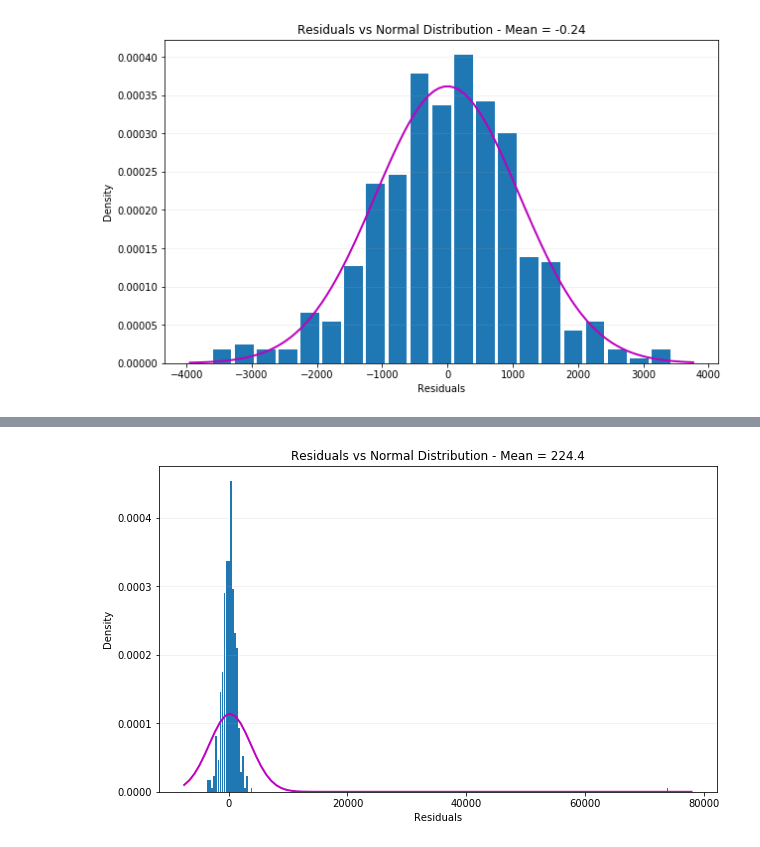
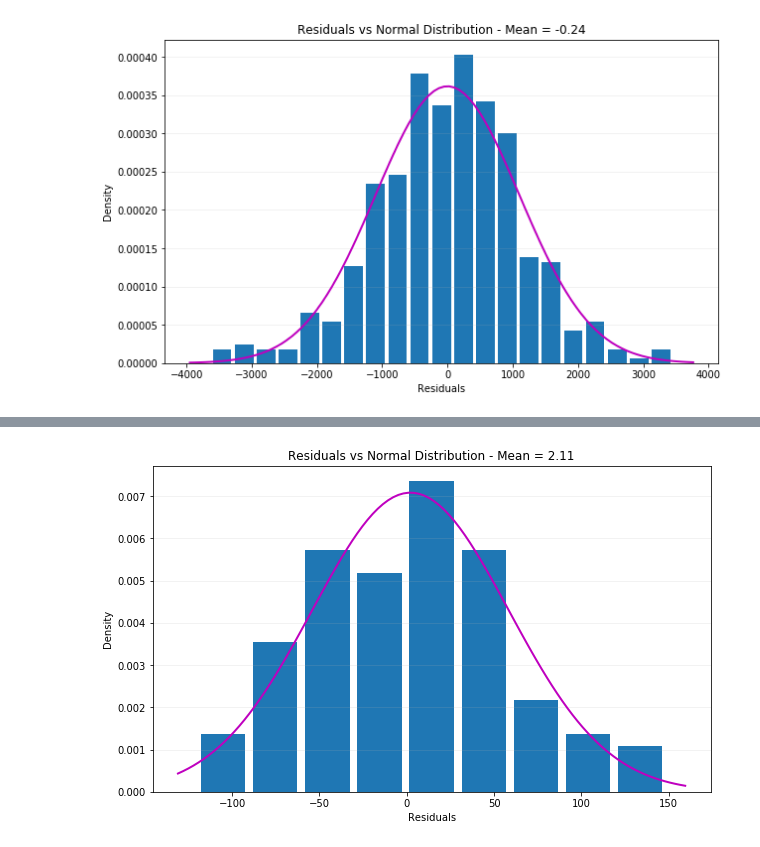
Before and after one commit to FelipeCapati/ibovespa-forecasting, a Jupyter notebook: IBOVESPA - ARIMA.ipynb, the cells around one changed output, grey strips where cells are left out. Cells and saved outputs as stored; diff of their text form; code cells hidden in the pictures.

```diff
--- a/IBOVESPA - ARIMA.ipynb
+++ b/IBOVESPA - ARIMA.ipynb
@@ -108,0 +189,3 @@ fig = plot_pacf(data_diff1, lags=20, ax=ax2)
+# %%
+desv_pad = (data_log_diff1/data_log_diff1.describe()['std'])
+desv_pad.plot()
@@ -345,0 +516,23 @@ SARIMAX [Mean]:  224.40397771800406
+# %%
+data_resid = results_ar1.resid
+df_all_2 = pd.DataFrame({
+    'data-29': data.shift(-2).dropna().values[:-3],
+    'data-30': data.shift(-3).dropna().values[:-2],
+    'data-1': data.shift(-4).dropna().values[:-1],
+    'data-4': data.shift(-5).dropna().values,
+    'data_diff-29': data.diff().shift(-2).dropna().values[:-3],
+    'data_diff-30': data.diff().shift(-3).dropna().values[:-2],
+    'data_diff-1': data.diff().shift(-4).dropna().values[:-1],
+    'data_diff-4': data.diff().shift(-5).dropna().values,
+    'res-29': results_ar1.resid.shift(-1).dropna().values[:-3],
+    'res-30': results_ar1.resid.shift(-2).dropna().values[:-2],
+    'res-1': results_ar1.resid.shift(-3).dropna().values[:-1],
+    'res-4': results_ar1.resid.shift(-4).dropna().values,
+    'res_diff-29': results_ar1.resid.diff().shift(-1).dropna().values[:-3],
+    'res_diff-30': results_ar1.resid.diff().shift(-2).dropna().values[:-2],
+    'res_diff-1': results_ar1.resid.diff().shift(-3).dropna().values[:-1],
+    'res_diff-4': results_ar1.resid.diff().shift(-4).dropna().values,
+    'target': results_ar1.resid.shift(-2).dropna().values[:-2]
+})
+# %%
+df = df_all_2
@@ -345,0 +611,10 @@ SARIMAX [Mean]:  224.40397771800406
+# %%
+y_pred = model.predict(X_test)
+mse_arima = y_test**2
+error_deep = (y_test - np.hstack(y_pred))
+mse_deep = (y_test - np.hstack(y_pred))**2
+plt.plot(mse_arima, color = 'red', label = 'MSE - ARIMA')
+plt.plot(mse_deep, color = 'blue', label = 'MSE - Deep Learning')
+plt.title('Prediction')
+plt.legend()
+plt.show()
@@ -346,19 +639,15 @@ SARIMAX [Mean]:  224.40397771800406
 # %%
-import matplotlib.pyplot as plt
-from numpy import linspace
-from scipy.stats import norm
-
 plt.figure(figsize=(10,6))
-plt.hist(results_ar1.resid, bins='auto', density=True, rwidth=0.85, label='residuals')
-mean_resid, std_resid = norm.fit(results_ar1.resid)
+plt.hist(error_deep, bins='auto', density=True, rwidth=0.85, label='residuals')
+mean_resid, std_resid = norm.fit(error_deep)
 xmin, xmax = plt.xlim()
 curve_length = linspace(xmin, xmax, 100)
 bell_curve = norm.pdf(curve_length, mean_resid, std_resid)
 plt.plot(curve_length, bell_curve, 'm', linewidth=2)
 plt.grid(axis='y', alpha=0.2)
 plt.xlabel('Residuals')
 plt.ylabel('Density')
 plt.title('Residuals vs Normal Distribution - Mean = '+str(round(mean_resid, 2)))
 plt.show()
 # %% [output]
-[figure, old version]
+[figure, new version]
```
Also changed, not shown: parts of 44 cells of this notebook, 8 other files.
